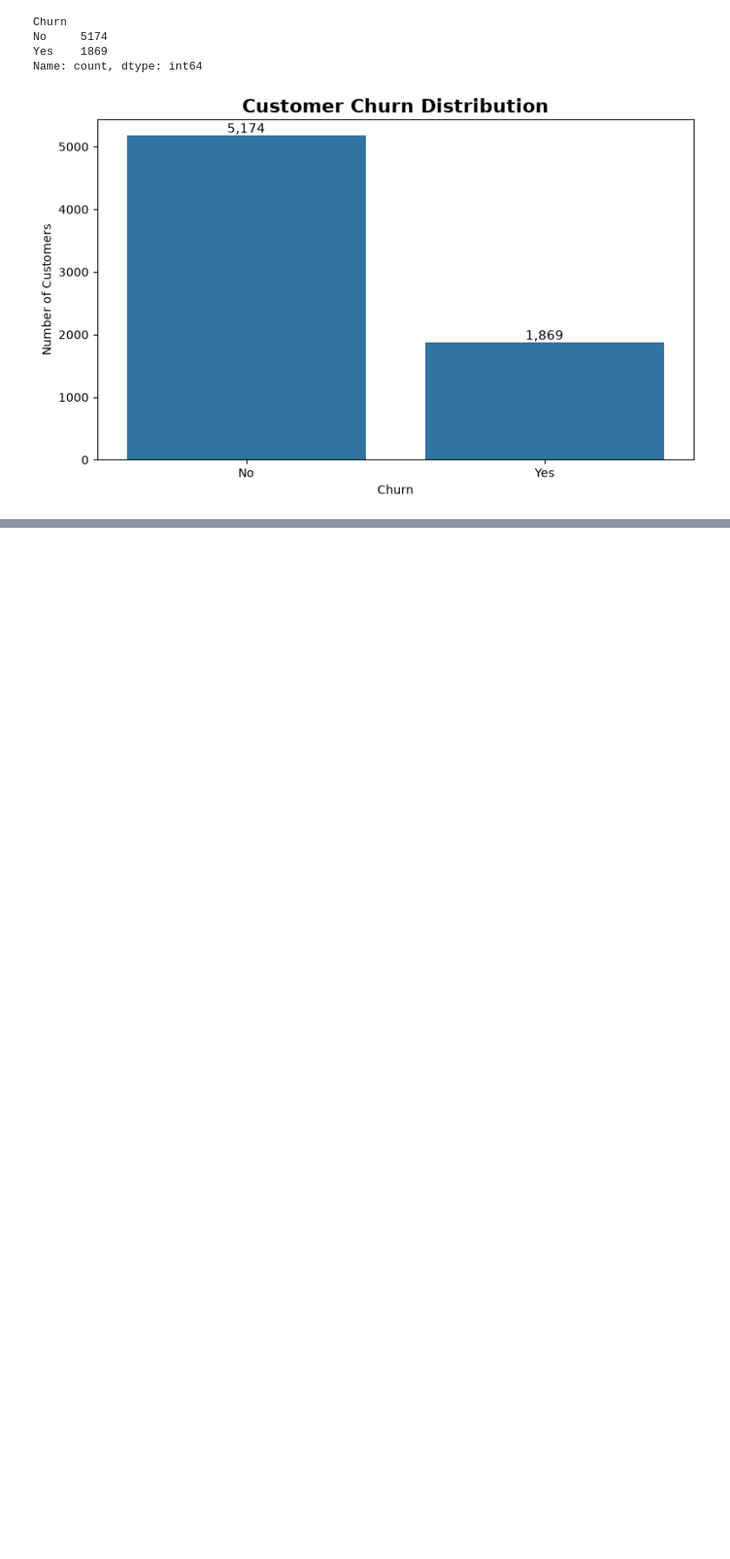
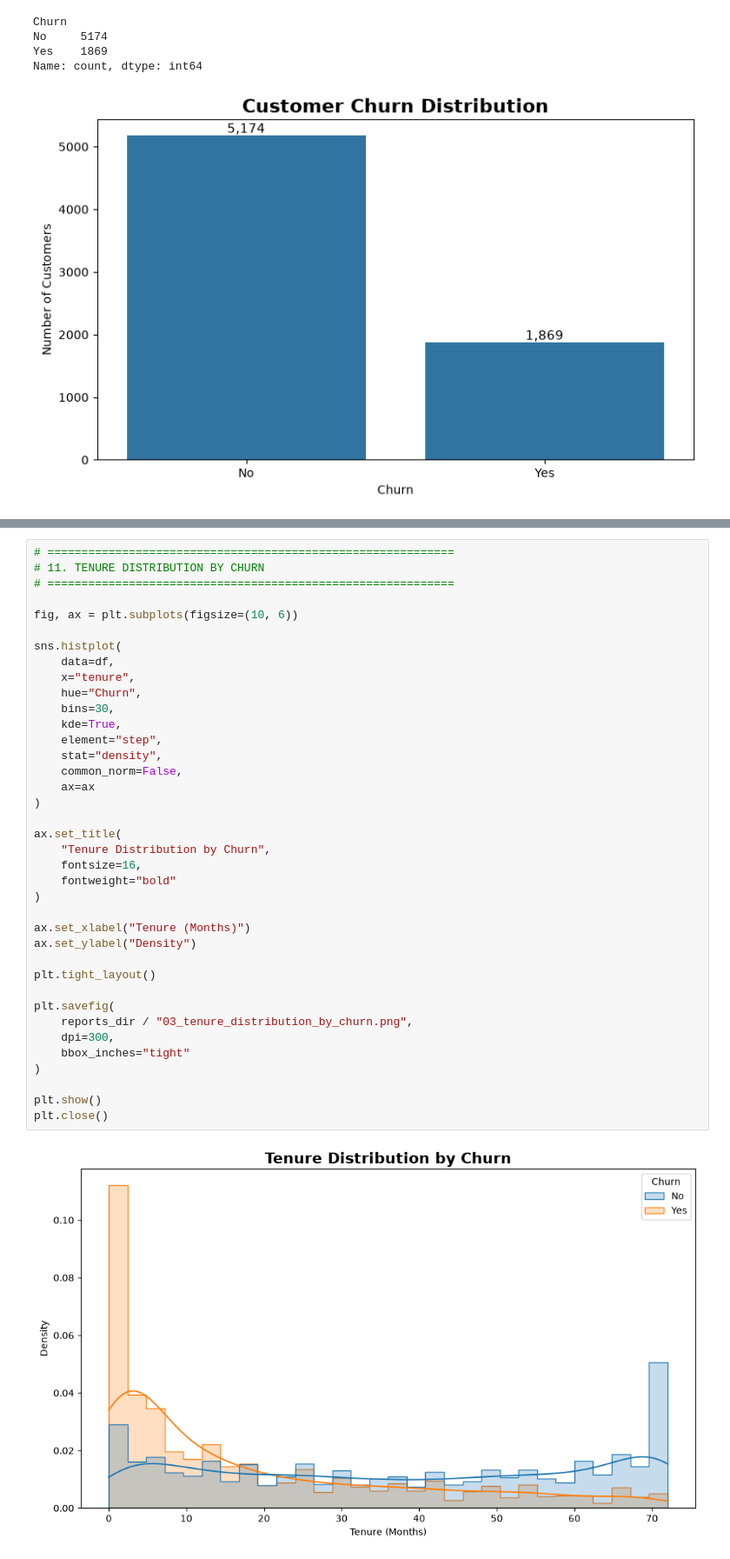
Before and after one commit to priyankag1111/Internship_Churnsense, a Jupyter notebook: notebooks/02_EDA.ipynb, the cells around one changed output, grey strips where cells are left out. Shown at 87% size. Drawn from its saved outputs; the diff is of its cells as text; blank space fills up the shorter version.

```diff
--- a/notebooks/02_EDA.ipynb
+++ b/notebooks/02_EDA.ipynb
@@ -216 +215,41 @@ NameError: name 'REPORT_DIR' is not defined
 [figure]
+# %%
+# ============================================================
+# 11. TENURE DISTRIBUTION BY CHURN
+# ============================================================
+
+fig, ax = plt.subplots(figsize=(10, 6))
+
+sns.histplot(
+    data=df,
+    x="tenure",
+    hue="Churn",
+    bins=30,
+    kde=True,
+    element="step",
+    stat="density",
+    common_norm=False,
+    ax=ax
+)
+
+ax.set_title(
+    "Tenure Distribution by Churn",
+    fontsize=16,
+    fontweight="bold"
+)
+
+ax.set_xlabel("Tenure (Months)")
+ax.set_ylabel("Density")
+
+plt.tight_layout()
+
+plt.savefig(
+    reports_dir / "03_tenure_distribution_by_churn.png",
+    dpi=300,
+    bbox_inches="tight"
+)
+
+plt.show()
+plt.close()
+# %% [output]
+[figure, added]
```
Also changed, not shown: parts of 7 cells of this notebook, 20 other files.
